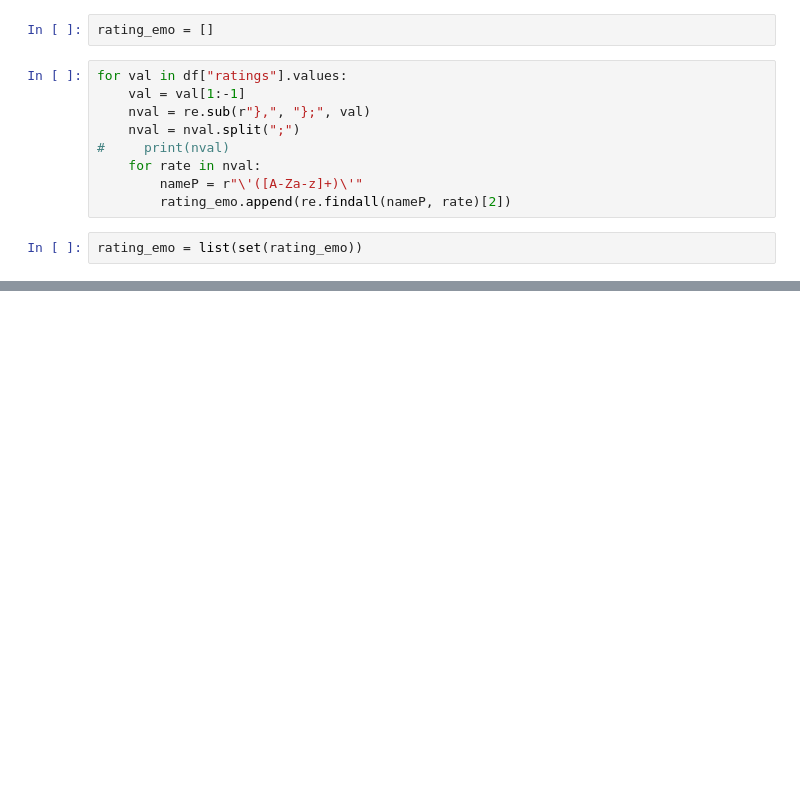
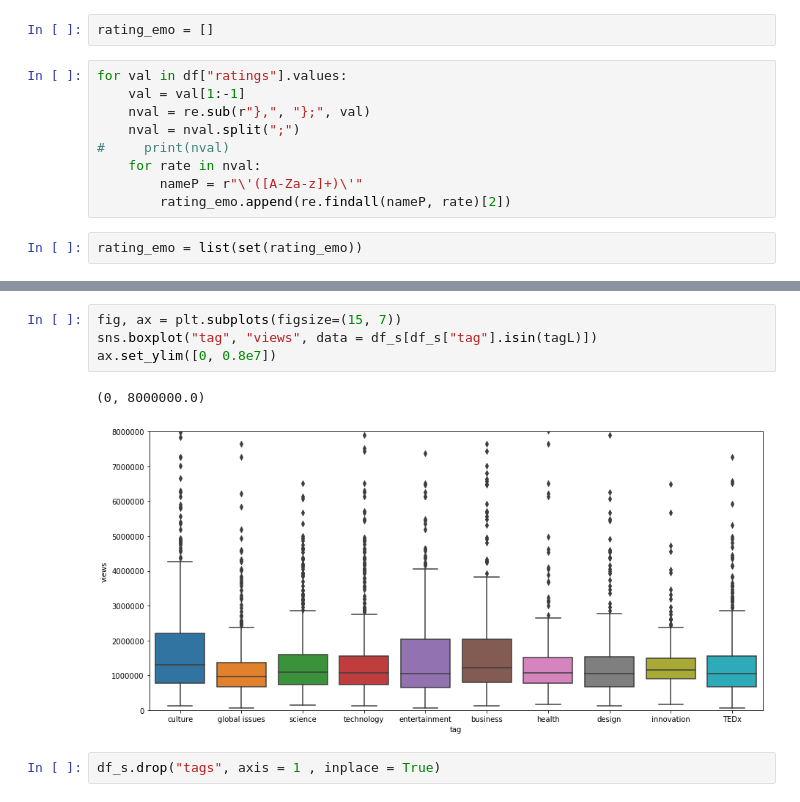
Before and after one commit to LeDuySon/tedtalkEDA, a Jupyter notebook: Tedtalk.ipynb, the cells around one changed output, grey strips where cells are left out. Drawn from its saved outputs; the diff is of its cells as text; blank space fills up the shorter version.

```diff
--- a/Tedtalk.ipynb
+++ b/Tedtalk.ipynb
@@ -418,0 +465,9 @@ df
+# %%
+fig, ax = plt.subplots(figsize=(15, 7))
+sns.boxplot("tag", "views", data = df_s[df_s["tag"].isin(tagL)])
+ax.set_ylim([0, 0.8e7])
+# %% [output]
+(0, 8000000.0)
+[figure, added]
+# %%
+df_s.drop("tags", axis = 1 , inplace = True)
```
Also changed, not shown: parts of 33 cells of this notebook.
